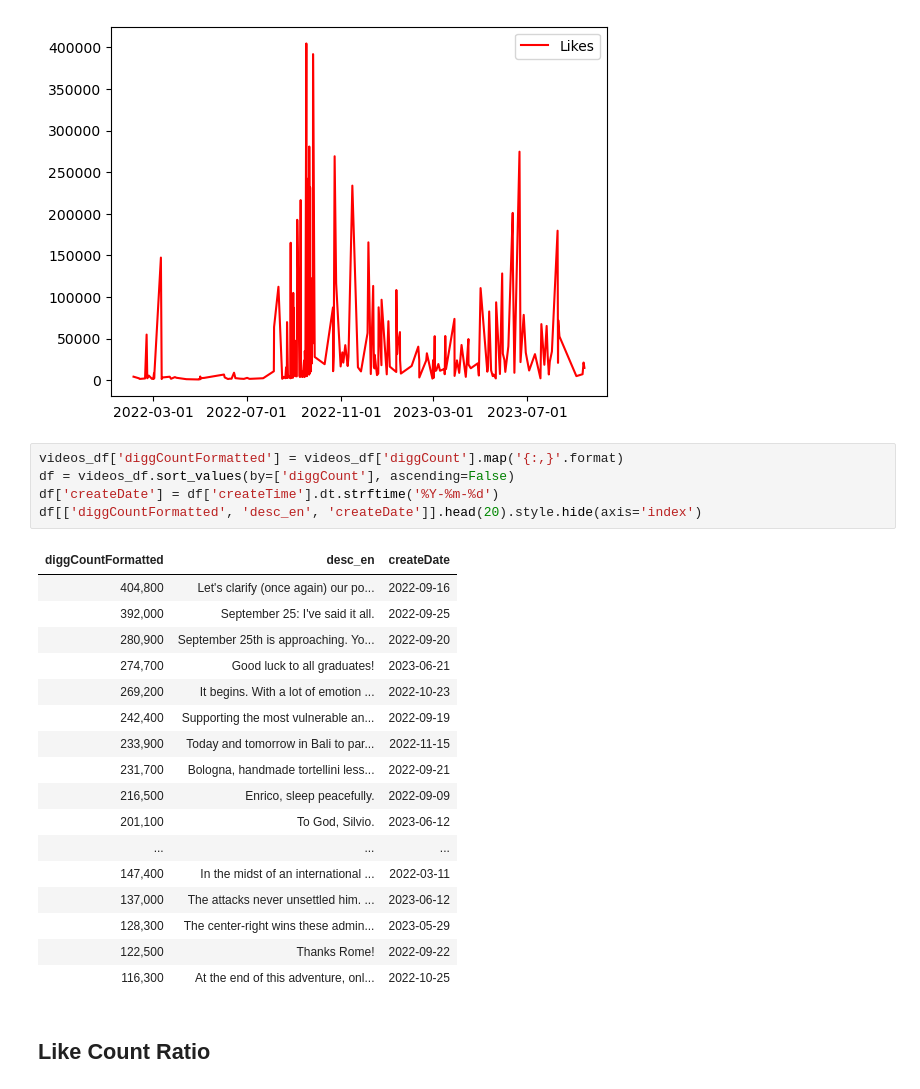
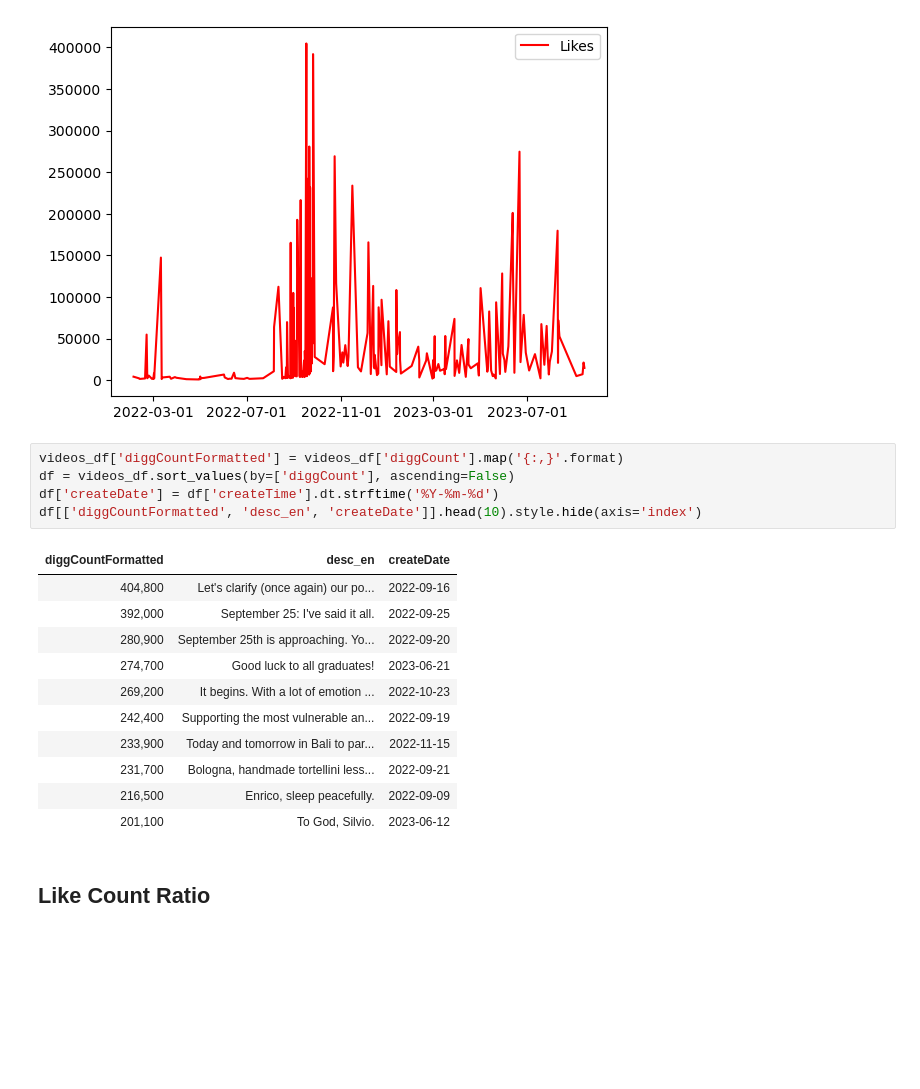
Before and after one commit to frasercrichton/investigation-influence-industry-italy, a Jupyter notebook: analysis/AnalyseEngagement.ipynb, the cells around one changed output. Saved outputs shown, nothing was run; the diff lists cells and outputs as text; blank space fills up the shorter version.

```diff
--- a/analysis/AnalyseEngagement.ipynb
+++ b/analysis/AnalyseEngagement.ipynb
@@ -193,26 +242,20 @@ plt.show()
 # %%
 videos_df['diggCountFormatted'] = videos_df['diggCount'].map('{:,}'.format)
 df = videos_df.sort_values(by=['diggCount'], ascending=False)
 df['createDate'] = df['createTime'].dt.strftime('%Y-%m-%d')
-df[['diggCountFormatted', 'desc_en', 'createDate']].head(20).style.hide(axis='index')
+df[['diggCountFormatted', 'desc_en', 'createDate']].head(10).style.hide(axis='index')
 # %% [output]
 | diggCountFormatted | desc_en | createDate |
 | 404,800 | Let's clarify (once again) our po... | 2022-09-16 |
 | 392,000 | September 25: I've said it all. | 2022-09-25 |
 | 280,900 | September 25th is approaching. Yo... | 2022-09-20 |
 | 274,700 | Good luck to all graduates! | 2023-06-21 |
 | 269,200 | It begins. With a lot of emotion ... | 2022-10-23 |
 | 242,400 | Supporting the most vulnerable an... | 2022-09-19 |
 | 233,900 | Today and tomorrow in Bali to par... | 2022-11-15 |
 | 231,700 | Bologna, handmade tortellini less... | 2022-09-21 |
 | 216,500 | Enrico, sleep peacefully. | 2022-09-09 |
 | 201,100 | To God, Silvio. | 2023-06-12 |
-| ... | ... | ... |
-| 147,400 | In the midst of an international ... | 2022-03-11 |
-| 137,000 | The attacks never unsettled him. ... | 2023-06-12 |
-| 128,300 | The center-right wins these admin... | 2023-05-29 |
-| 122,500 | Thanks Rome! | 2022-09-22 |
-| 116,300 | At the end of this adventure, onl... | 2022-10-25 |
 # %% [markdown]
 ## Like Count Ratio
 # %%
```
Also changed, not shown: parts of 16 cells of this notebook, 7 other files.
